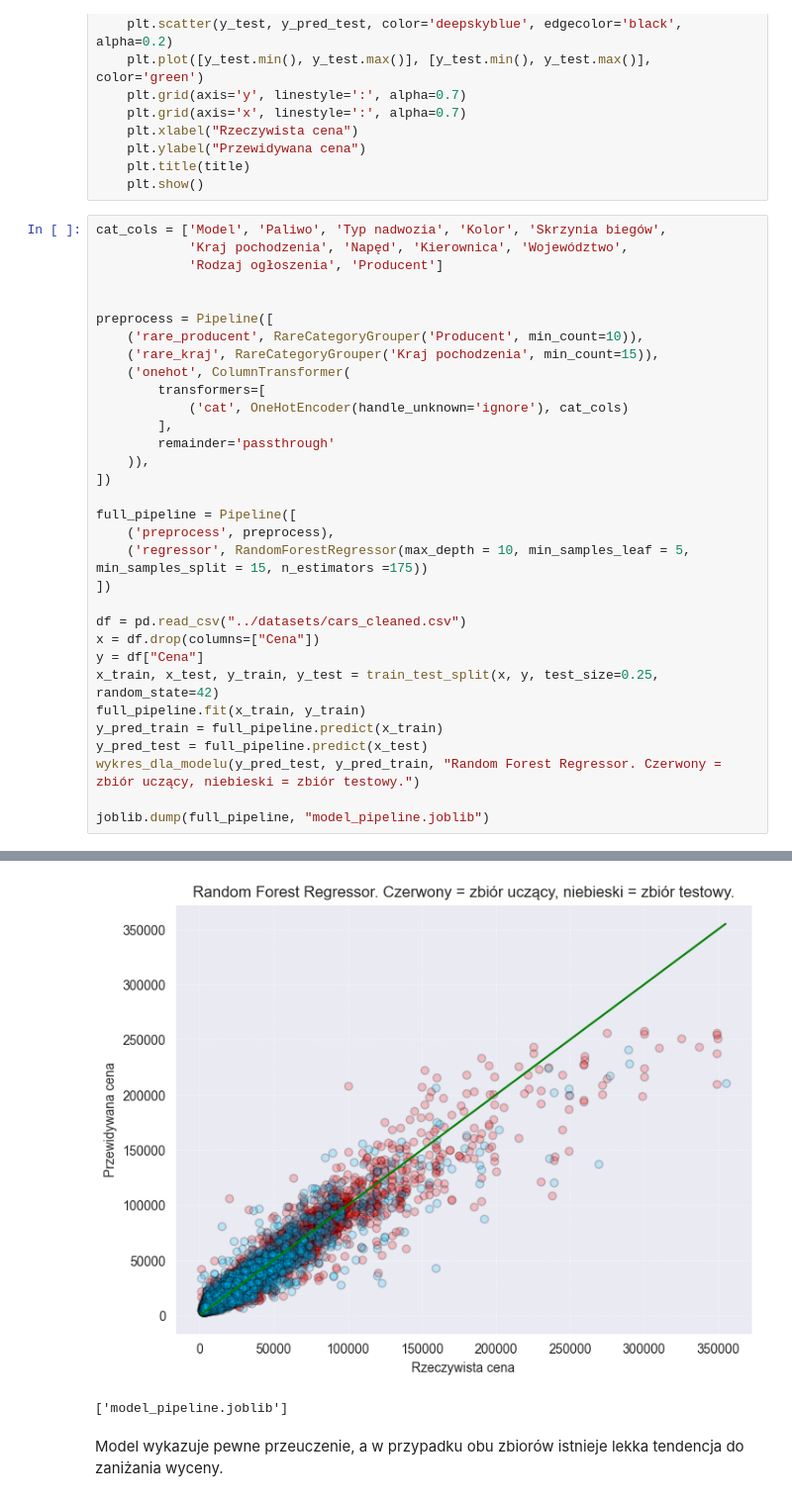
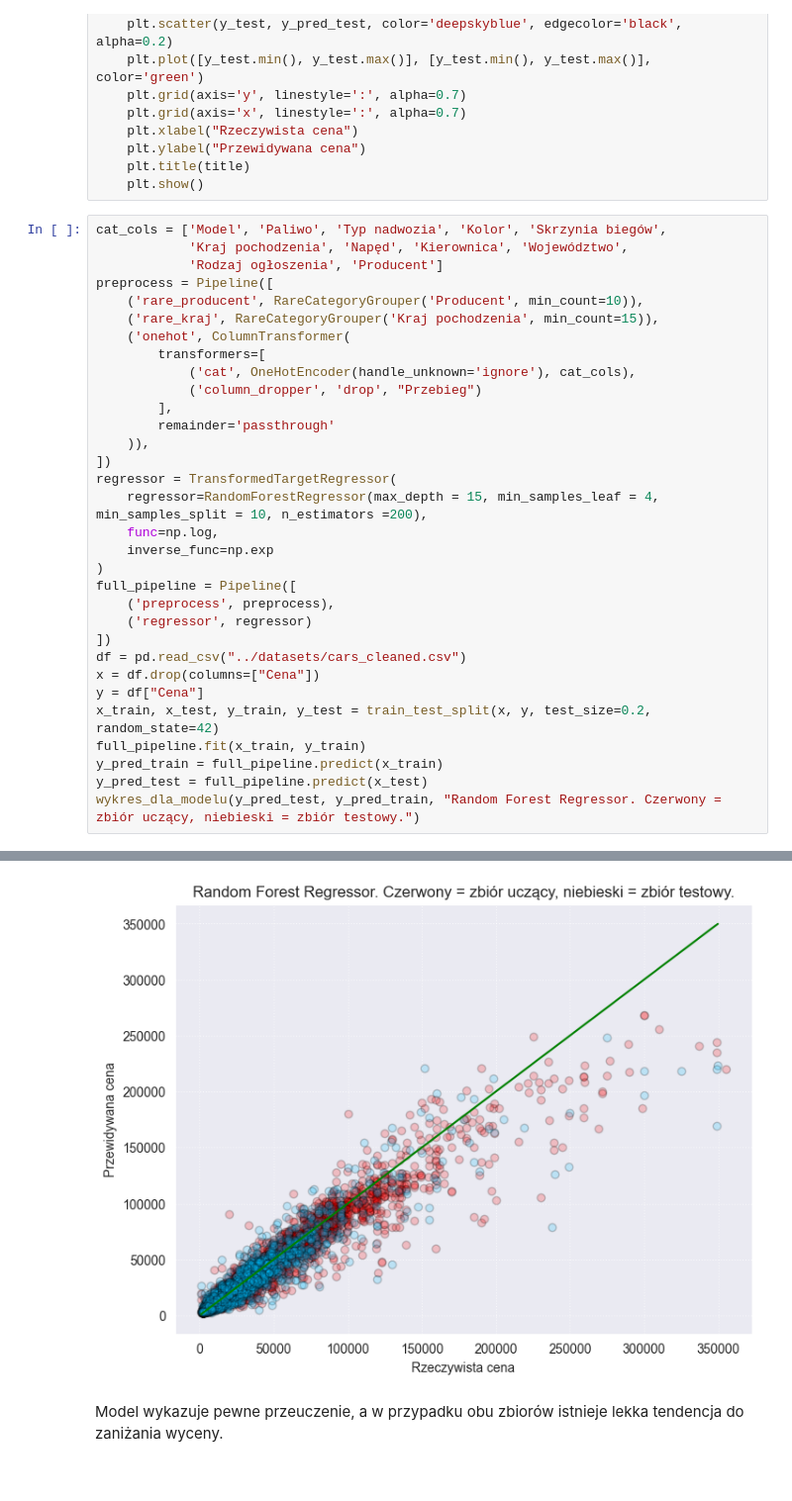
Before and after one commit to Maticz3007/wycena_aut, a Jupyter notebook: pricing/model.ipynb, the cells around one changed output, grey strips where cells are left out. Shown at 99% size. Saved outputs shown, nothing was run; the diff lists cells and outputs as text.

```diff
--- a/pricing/model.ipynb
+++ b/pricing/model.ipynb
@@ -32,32 +33,32 @@ def wykres_dla_modelu(y_pred_test, y_pred_train, title):
 cat_cols = ['Model', 'Paliwo', 'Typ nadwozia', 'Kolor', 'Skrzynia biegów',
             'Kraj pochodzenia', 'Napęd', 'Kierownica', 'Województwo',
             'Rodzaj ogłoszenia', 'Producent']
-
-
 preprocess = Pipeline([
     ('rare_producent', RareCategoryGrouper('Producent', min_count=10)),
     ('rare_kraj', RareCategoryGrouper('Kraj pochodzenia', min_count=15)),
     ('onehot', ColumnTransformer(
         transformers=[
-            ('cat', OneHotEncoder(handle_unknown='ignore'), cat_cols)
+            ('cat', OneHotEncoder(handle_unknown='ignore'), cat_cols),
+            ('column_dropper', 'drop', "Przebieg")
         ],
         remainder='passthrough'
     )),
 ])
-
+regressor = TransformedTargetRegressor(
+    regressor=RandomForestRegressor(max_depth = 15, min_samples_leaf = 4, min_samples_split = 10, n_estimators =200),
+    func=np.log,
+    inverse_func=np.exp
+)
 full_pipeline = Pipeline([
     ('preprocess', preprocess),
-    ('regressor', RandomForestRegressor(max_depth = 10, min_samples_leaf = 5, min_samples_split = 15, n_estimators =175))
+    ('regressor', regressor)
 ])
-
 df = pd.read_csv("../datasets/cars_cleaned.csv")
 x = df.drop(columns=["Cena"])
 y = df["Cena"]
-x_train, x_test, y_train, y_test = train_test_split(x, y, test_size=0.25, random_state=42)
+x_train, x_test, y_train, y_test = train_test_split(x, y, test_size=0.2, random_state=42)
 full_pipeline.fit(x_train, y_train)
 y_pred_train = full_pipeline.predict(x_train)
 y_pred_test = full_pipeline.predict(x_test)
 wykres_dla_modelu(y_pred_test, y_pred_train, "Random Forest Regressor. Czerwony = zbiór uczący, niebieski = zbiór testowy.")
-
-joblib.dump(full_pipeline, "model_pipeline.joblib")
 # %% [output]
@@ -68,4 +69,3 @@ R^2 - zbiór testowy: 0.8513986953980093
-[figure, old version]
+[figure, new version]
-['model_pipeline.joblib']
 # %% [markdown]
 Model wykazuje pewne przeuczenie, a w przypadku obu zbiorów istnieje lekka tendencja do zaniżania wyceny.
```
Also changed, not shown: parts of 3 cells of this notebook, 7 other files.
